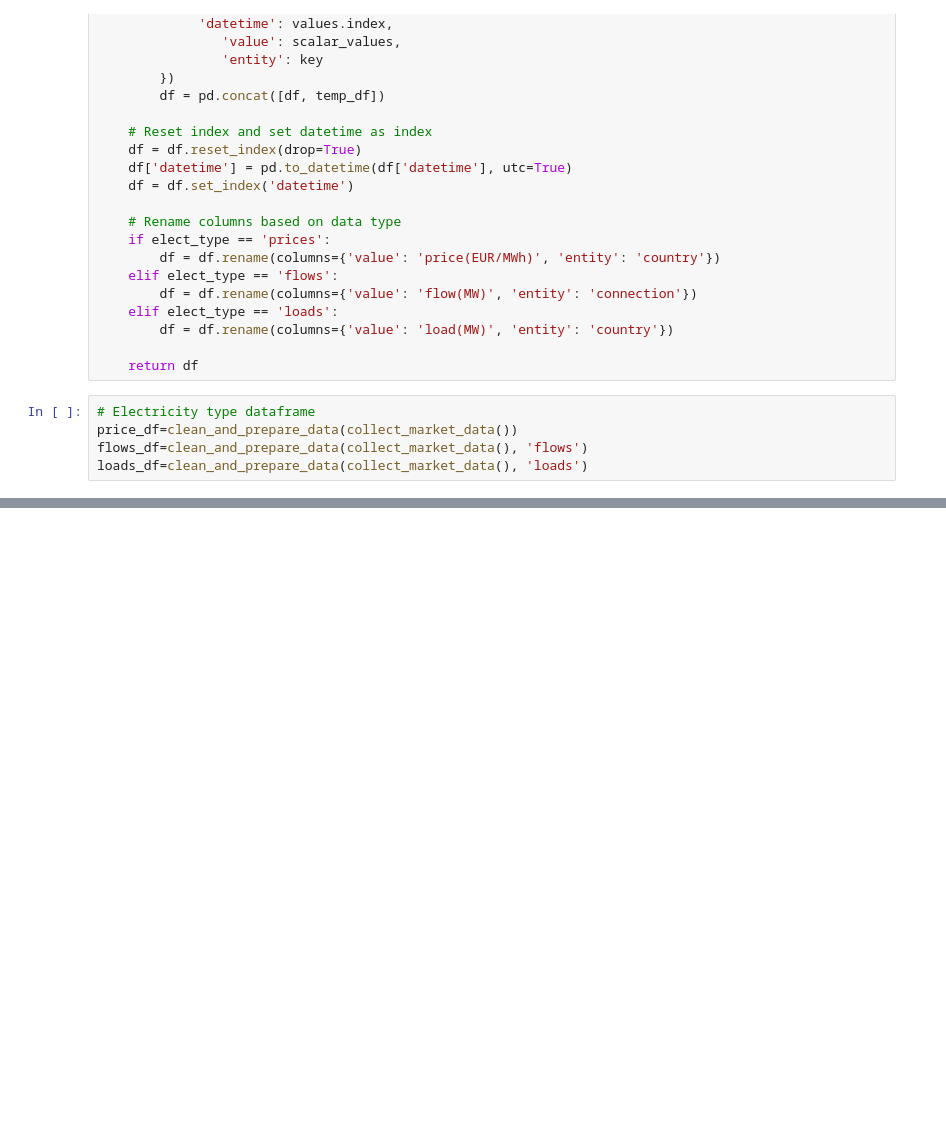
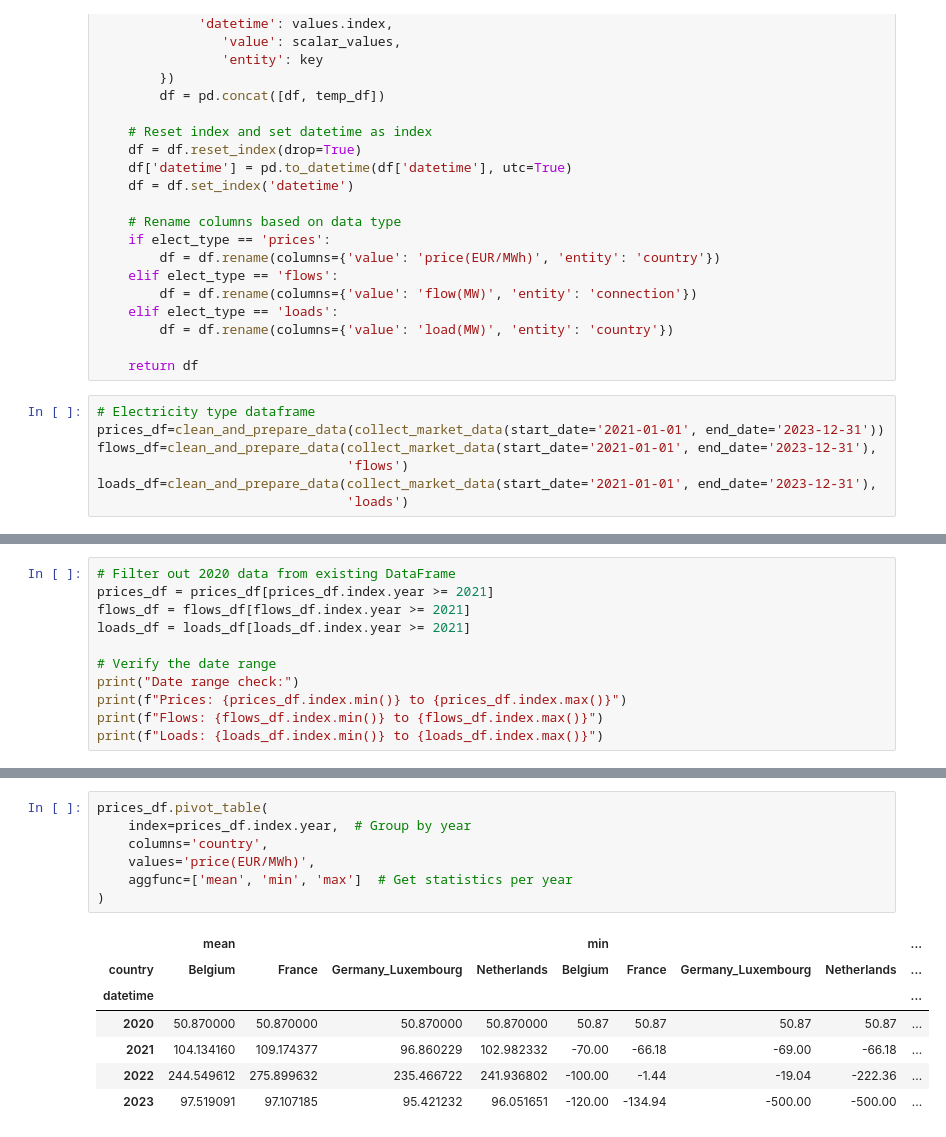
Before and after one commit to Data-JP/European_energy_market_analysis, a Jupyter notebook: European_energy_market_analysis.ipynb, the cells around one changed output, grey strips where cells are left out. Drawn from its saved outputs; the diff is of its cells as text; blank space fills up the shorter version.

```diff
--- a/European_energy_market_analysis.ipynb
+++ b/European_energy_market_analysis.ipynb
@@ -340,7 +349,9 @@ def clean_and_prepare_data(market_data, elect_type='prices'):
     return df
 # %%
 # Electricity type dataframe
-price_df=clean_and_prepare_data(collect_market_data())
-flows_df=clean_and_prepare_data(collect_market_data(), 'flows')
-loads_df=clean_and_prepare_data(collect_market_data(), 'loads')
+prices_df=clean_and_prepare_data(collect_market_data(start_date='2021-01-01', end_date='2023-12-31'))
+flows_df=clean_and_prepare_data(collect_market_data(start_date='2021-01-01', end_date='2023-12-31'),
+                                'flows')
+loads_df=clean_and_prepare_data(collect_market_data(start_date='2021-01-01', end_date='2023-12-31'),
+                                'loads')
 # %% [output]
@@ -381,0 +393,11 @@ Collecting data from 2023-01-01 to 2023-12-31
+# %%
+# Filter out 2020 data from existing DataFrame
+prices_df = prices_df[prices_df.index.year >= 2021]
+flows_df = flows_df[flows_df.index.year >= 2021]
+loads_df = loads_df[loads_df.index.year >= 2021]
+
+# Verify the date range
+print("Date range check:")
+print(f"Prices: {prices_df.index.min()} to {prices_df.index.max()}")
+print(f"Flows: {flows_df.index.min()} to {flows_df.index.max()}")
+print(f"Loads: {loads_df.index.min()} to {loads_df.index.max()}")
@@ -435,0 +470,15 @@ KeyError: 'prices'
+# %%
+prices_df.pivot_table(
+    index=prices_df.index.year,  # Group by year
+    columns='country',
+    values='price(EUR/MWh)',
+    aggfunc=['mean', 'min', 'max']  # Get statistics per year
+)
+# %% [output]
+|  | mean |  |  |  | min |  |  |  | ... |
+| country | Belgium | France | Germany_Luxembourg | Netherlands | Belgium | France | Germany_Luxembourg | Netherlands | ... |
+| datetime |  |  |  |  |  |  |  |  | ... |
+| 2020 | 50.870000 | 50.870000 | 50.870000 | 50.870000 | 50.87 | 50.87 | 50.87 | 50.87 | ... |
+| 2021 | 104.134160 | 109.174377 | 96.860229 | 102.982332 | -70.00 | -66.18 | -69.00 | -66.18 | ... |
+| 2022 | 244.549612 | 275.899632 | 235.466722 | 241.936802 | -100.00 | -1.44 | -19.04 | -222.36 | ... |
+| 2023 | 97.519091 | 97.107185 | 95.421232 | 96.051651 | -120.00 | -134.94 | -500.00 | -500.00 | ... |
```
Also changed, not shown: parts of 23 cells of this notebook.
